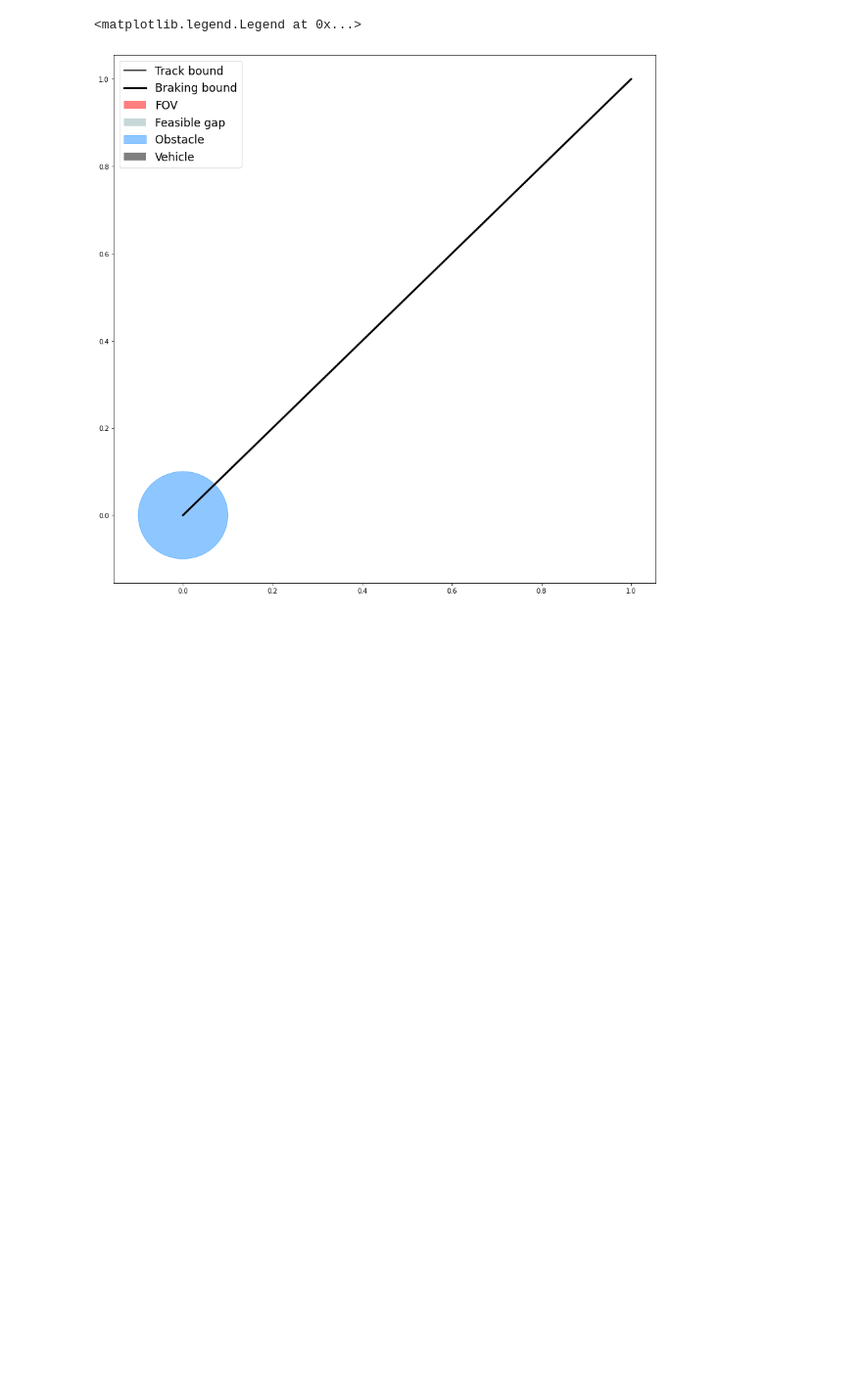
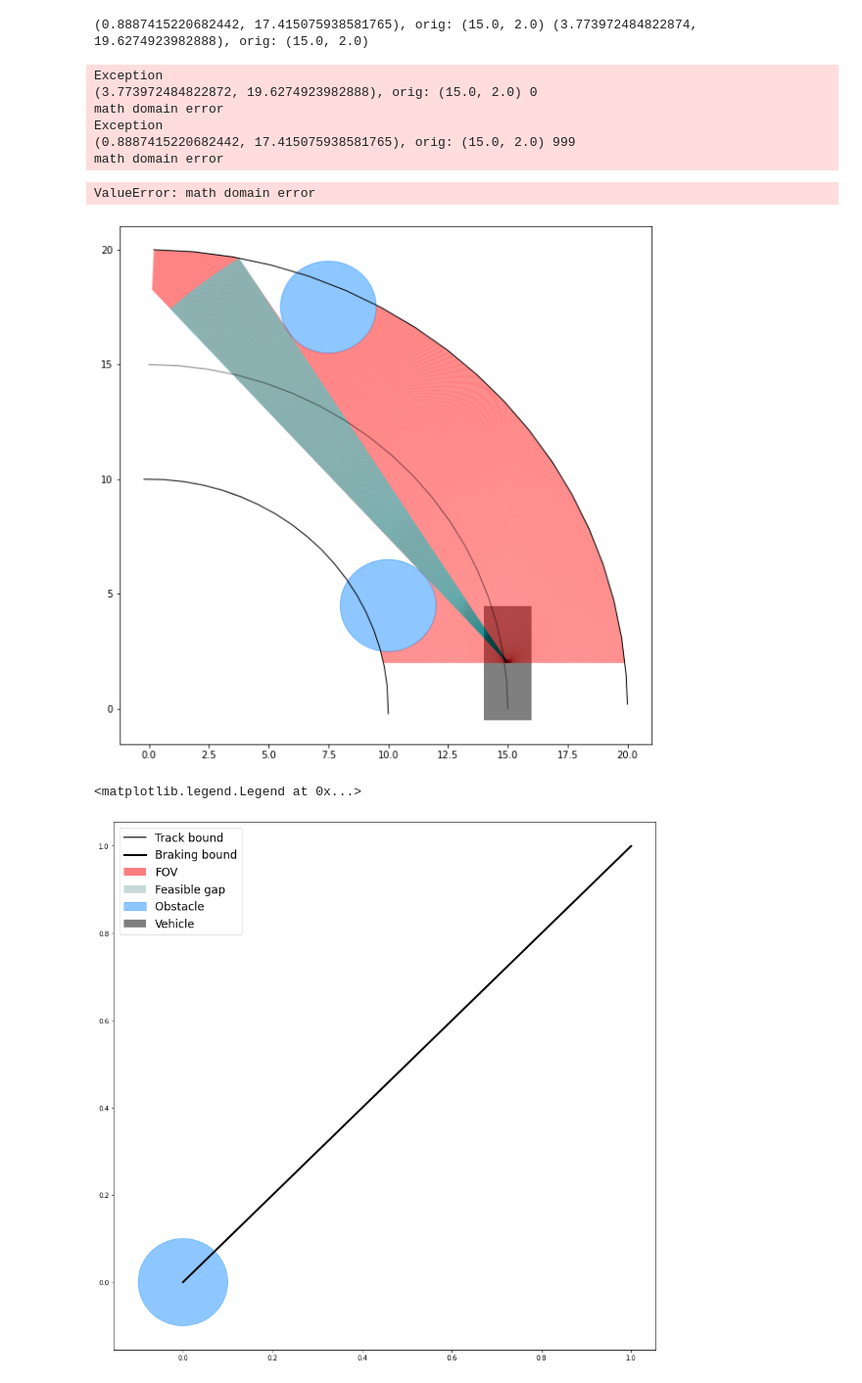
Before and after one commit to Fingolfin23/SafeDrive25SS, a Jupyter notebook: obstacle_avoidance/avoidance_visualization.ipynb, the cells around one changed output. Shown at 98% size. Cells and saved outputs as stored; diff of their text form; code cells hidden in the pictures; blank space fills up the shorter version.

```diff
--- a/obstacle_avoidance/avoidance_visualization.ipynb
+++ b/obstacle_avoidance/avoidance_visualization.ipynb
@@ -222,7 +222,12 @@ def draw_fva_and_gap(
 
     def _fix_rays_with_dd(dd, vectors):
         for i in range(len(vectors)):
-            vectors[i], _ = dd.get_min_distance_vector(vectors[i])
+            try:
+                vectors[i], _ = dd.get_min_distance_vector(vectors[i])
+            except Exception as e:
+                print('Exception', file=sys.stderr)
+                print(vectors[i], i, file=sys.stderr)
+                print(e, file=sys.stderr)
 
     def _draw_triangles(
         vectors,
@@ -295,13 +300,14 @@ def draw_fva_and_gap(
 
     direction = (gap_params.left_bound.get_position() + gap_params.right_bound.get_position()) * 0.5
     distance = gap_params.get_min_vector_length()
-    view_angle = (gap_params.right_bound.get_angle_between(gap_params.left_bound) + 2 * math.pi) % (2 * math.pi)
+    view_angle = gap_params.right_bound.get_angle_between(gap_params.left_bound)
     gap_vectors = fova.FieldOfViewVectorSampler(
         view_point=view_point,
         direction=direction,
         distance=distance,
         view_angle=view_angle,
     ).sample_view_vectors(count=segments_count)
+    # print(gap_vectors)
     _fix_rays_with_dd(dd, gap_vectors)
     _draw_triangles(
         gap_vectors,
@@ -369,6 +375,7 @@ def draw_fov_and_gap(
     vehicle_length=VEHICLE_LENGTH,
     vehicle_width=VEHICLE_WIDTH,
     safe_distance_from_obstacle=None,
+    fov_method=fova.FieldOfViewAnalyzer._FOV_METHOD_VECTOR_SAMPLER,
 
     figsize=FIGSIZE,
     line_color=LINE_COLOR,
@@ -389,7 +396,7 @@ def draw_fov_and_gap(
     do_draw_vehicle=True,
     do_draw_gap=True,
     do_show=True,
-    do_draw_braking_bound=True,
+    do_draw_braking_bound=False,
     update_distance_detector=True,
     do_add_labels=False,
 ):
@@ -399,7 +406,9 @@ def draw_fov_and_gap(
         plt.figure(figsize=figsize)
         view_point = gp.Point(ref_x[i], ref_y[i])
         direction = gp.Vector(ref_x_dir[i], ref_y_dir[i])
-        fov_analyzer = fova.FieldOfViewAnalyzer(pr, obstacles, fov_sampler_count=fov_sampler_count)
+        fov_analyzer = fova.FieldOfViewAnalyzer(
+            pr, obstacles, fov_sampler_count=fov_sampler_count, fov_method=fov_method,
+        )
         gap_params = fov_analyzer.get_available_gap(
             view_point=view_point,
             direction=direction,
@@ -407,6 +416,8 @@ def draw_fov_and_gap(
             view_angle=view_angle,
             minimal_gap_width=minimal_gap_width,
         )
+        if gap_params is not None:
+            print(gap_params.left_bound, gap_params.right_bound)
 
         draw_obstacles(plt, obstacles, color=obstacle_color, alpha=alpha, label=labels.obstacle_label)
 
@@ -477,4 +493,26 @@ draw_fov_and_gap(
 [figure]
+# %%
+draw_fov_and_gap(
+    plt=plt,
+    pr=pr,
+    ref_x=ref_x,
+    ref_y=ref_y,
+    ref_x_dir=ref_x_dir,
+    ref_y_dir=ref_y_dir,
+    obstacles=obstacles,
+
+    fov_method=fova.FieldOfViewAnalyzer._FOV_METHOD_TANGENT_VECTORS,
+)
+# %% [output]
+(0.8887415220682442, 17.415075938581765), orig: (15.0, 2.0) (3.773972484822874, 19.6274923982888), orig: (15.0, 2.0)
+Exception
+(3.773972484822872, 19.6274923982888), orig: (15.0, 2.0) 0
+math domain error
+Exception
+(0.8887415220682442, 17.415075938581765), orig: (15.0, 2.0) 999
+math domain error
+ValueError: math domain error
+[figure, added]
 # %%
 plt.figure(figsize=(15, 15))
 labels = Labels()
```
Also changed, not shown: parts of 3 cells of this notebook, 1 other file.
